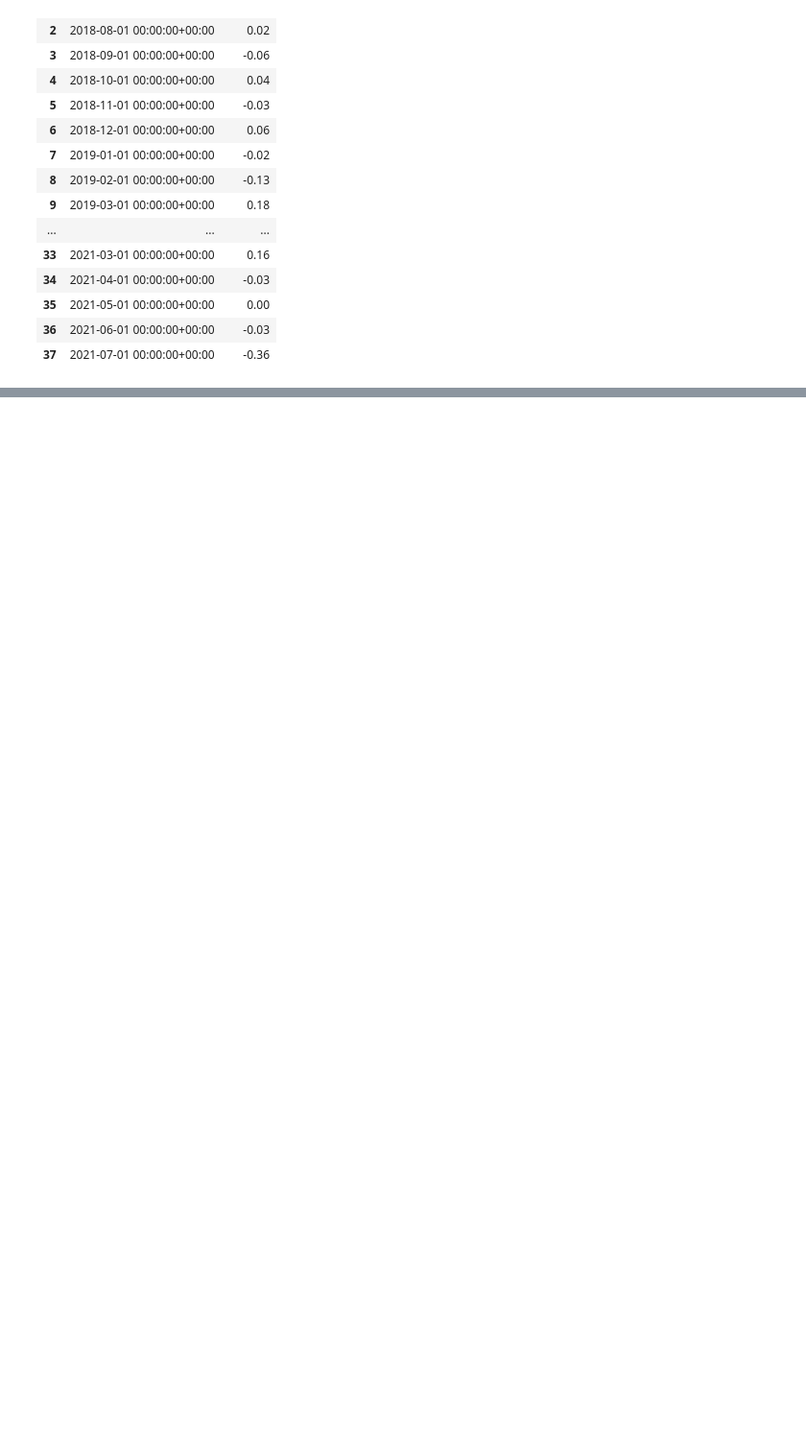
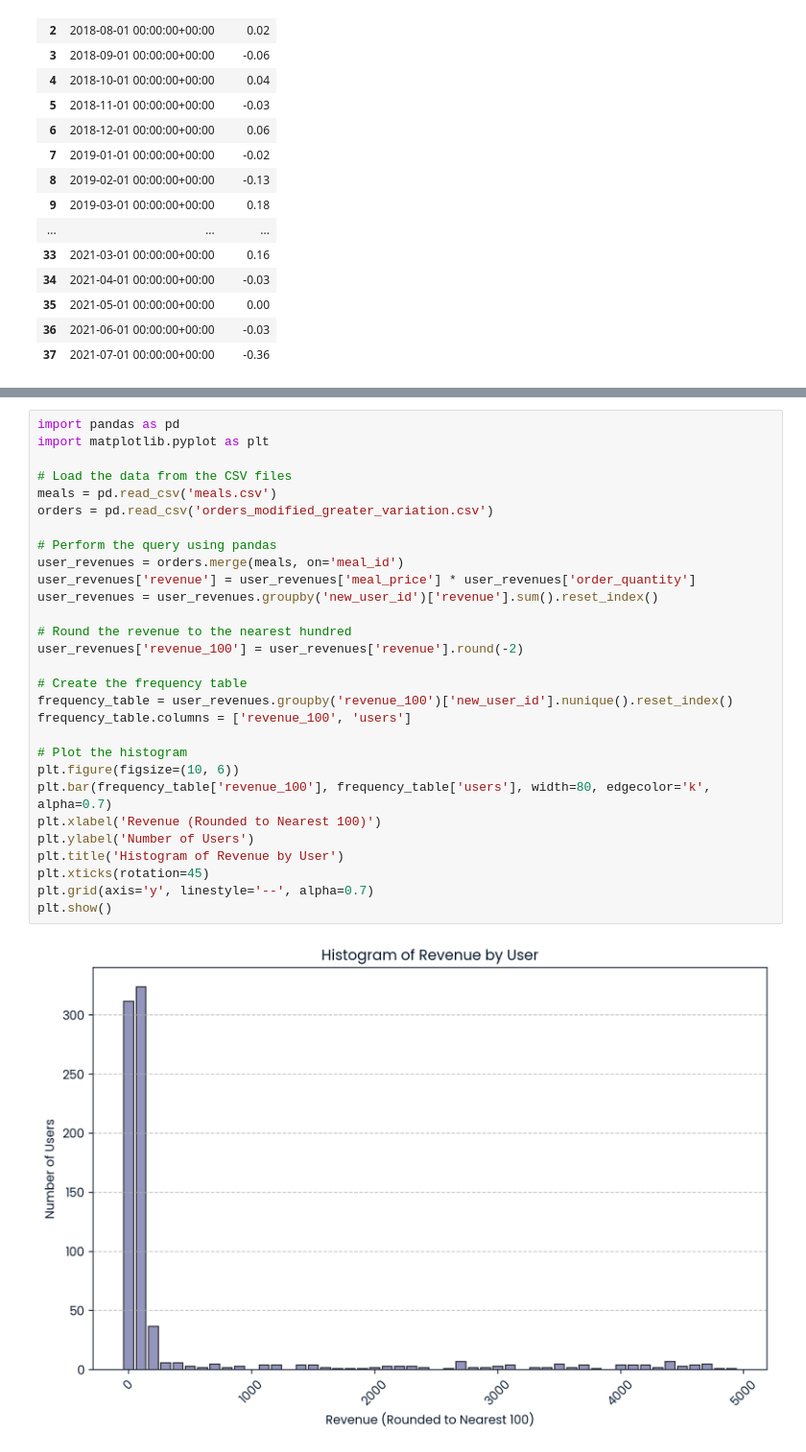
Before and after one commit to Akotovets1/Performance-analysis-subscription-service, a Jupyter notebook: notebook.ipynb, the cells around one changed output, grey strips where cells are left out. Shown at 96% size. Drawn from its saved outputs; the diff is of its cells as text; blank space fills up the shorter version.

```diff
--- a/notebook.ipynb
+++ b/notebook.ipynb
@@ -511,0 +801,31 @@ ORDER BY delivr_month ASC;
+# %%
+import pandas as pd
+import matplotlib.pyplot as plt
+
+# Load the data from the CSV files
+meals = pd.read_csv('meals.csv')
+orders = pd.read_csv('orders_modified_greater_variation.csv')
+
+# Perform the query using pandas
+user_revenues = orders.merge(meals, on='meal_id')
+user_revenues['revenue'] = user_revenues['meal_price'] * user_revenues['order_quantity']
+user_revenues = user_revenues.groupby('new_user_id')['revenue'].sum().reset_index()
+
+# Round the revenue to the nearest hundred
+user_revenues['revenue_100'] = user_revenues['revenue'].round(-2)
+
+# Create the frequency table
+frequency_table = user_revenues.groupby('revenue_100')['new_user_id'].nunique().reset_index()
+frequency_table.columns = ['revenue_100', 'users']
+
+# Plot the histogram
+plt.figure(figsize=(10, 6))
+plt.bar(frequency_table['revenue_100'], frequency_table['users'], width=80, edgecolor='k', alpha=0.7)
+plt.xlabel('Revenue (Rounded to Nearest 100)')
+plt.ylabel('Number of Users')
+plt.title('Histogram of Revenue by User')
+plt.xticks(rotation=45)
+plt.grid(axis='y', linestyle='--', alpha=0.7)
+plt.show()
+# %% [output]
+[figure, added]
```
Also changed, not shown: parts of 63 cells of this notebook.
